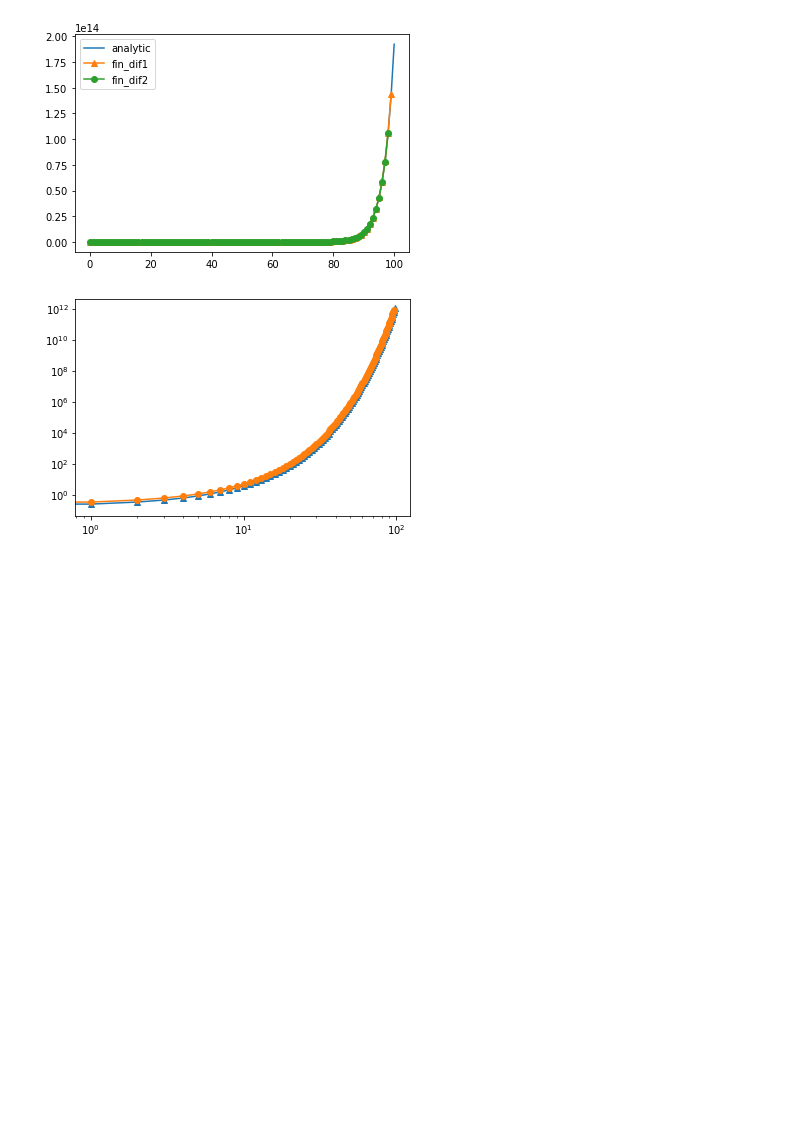
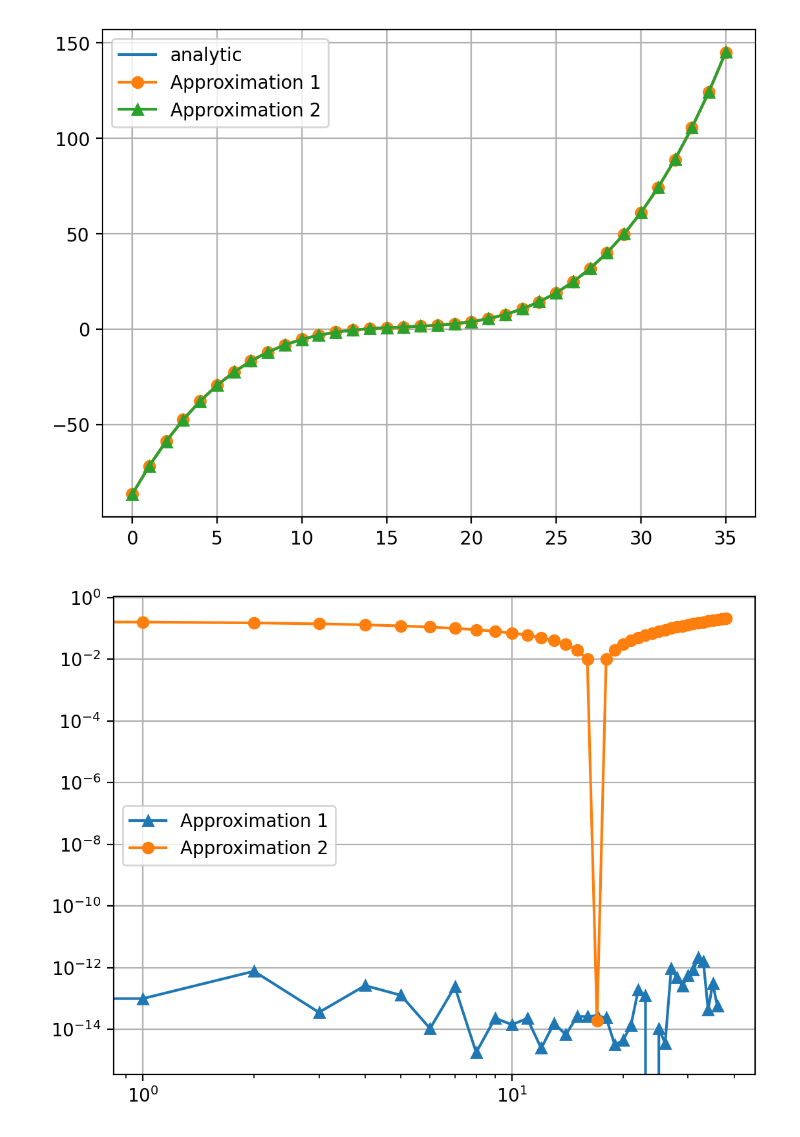
Before and after one commit to Spiegeldondi/comp_fin, a Jupyter notebook: ex10/10_1.ipynb, the cells around one changed output. Drawn from its saved outputs; the diff is of its cells as text; code cells hidden in the pictures; blank space fills up the shorter version.

```diff
--- a/ex10/10_1.ipynb
+++ b/ex10/10_1.ipynb
@@ -14,26 +16,32 @@ uxx_fin_dif2 = np.zeros((len(x)-2))
 err1 = []
 err2 = []
 # %%
+# Approximation 1
+for i in range(2, len(x)-2):
+    uxx_approx_1[i] = (1/h**2) * (-1/12*u[i+2] + 4/3*u[i+1] - 5/2*u[i] + 4/3*u[i-1] - 1/12*u[i-2]) # O(h^4)
+    err1.append(abs(uxx[i]-uxx_approx_1[i]))
+
+# Approximation 2
 for i in range(1, len(x)-1):
-    uxx_fin_dif[i] = (1/h**2) * (u[i + 1] - 2*u[i] + u[i - 1])
-    err1.append(abs(uxx[i]-uxx_fin_dif[i]))
-
-for i in range(2, len(x)-2):
-    uxx_fin_dif2[i] = (1/h**2) * (-1/12*u[i+2] + 4/3*u[i+1] - 5/2*u[i] + 4/3*u[i-1] - 1/12*u[i-2])
-    err2.append(abs(uxx[i]-uxx_fin_dif[i]))
+    uxx_approx_2[i] = (1/h**2) * (u[i + 1] - 2*u[i] + u[i - 1]) # O(h^2)
+    err2.append(abs(uxx[i]-uxx_approx_2[i]))
 # %%
-
-plt.figure()
-plt.plot(uxx, label="analytic")
-plt.plot(uxx_fin_dif, marker="^", label="fin_dif1")
-plt.plot(uxx_fin_dif2, marker="o", label="fin_dif2")
+# Plot analytic and numeric solution
+plt.figure(dpi=200)
+plt.plot(uxx[2:-3], label="analytic")
+plt.plot(uxx_approx_1[2:-3], marker="o", label="Approximation 1")
+plt.plot(uxx_approx_2[2:-3], marker="^", label="Approximation 2")
 plt.legend()
+plt.grid()
 plt.show()
 
-plt.figure()
-plt.loglog(err1, marker="^")
-plt.loglog(err2, marker="o")
+# Plot the error
+plt.figure(dpi=200)
+plt.loglog(err1, marker="^", label="Approximation 1")
+plt.loglog(err2, marker="o", label="Approximation 2")
+plt.legend()
+plt.grid()
 plt.show()
 # %% [output]
-[figure, old version]
+[figure, new version]
-[figure, old version]
+[figure, new version]
```
Also changed, not shown: parts of 1 cell of this notebook, 4 other files.
